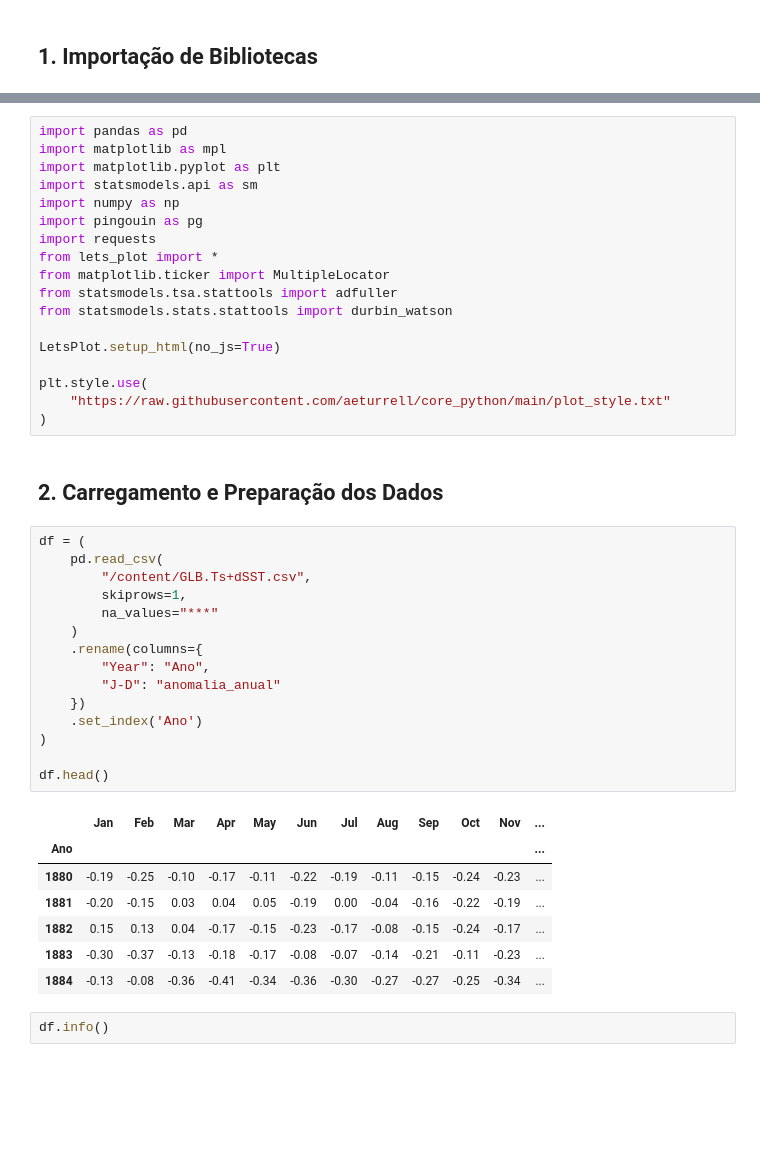
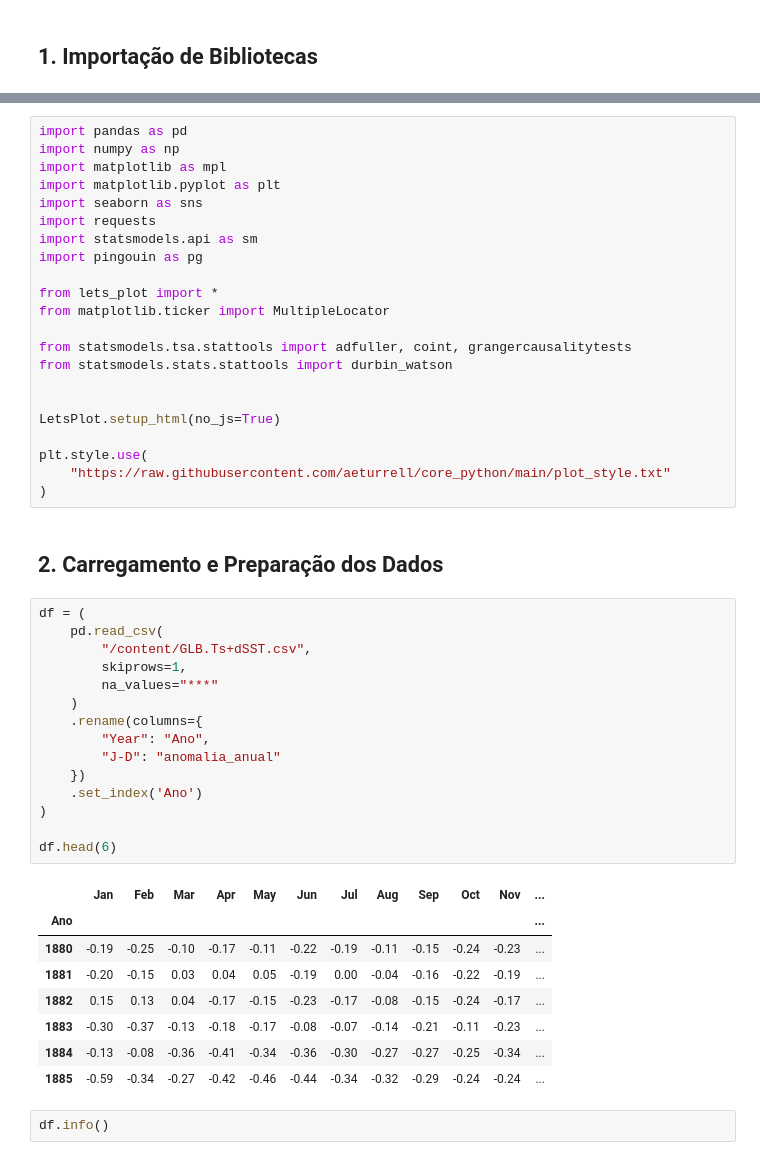
Before and after one commit to Guguinha383/analise-anomalia_temp-co2, a Jupyter notebook: anomalia_temp_global.ipynb, the cells around one changed output, grey strips where cells are left out. Saved outputs shown, nothing was run; the diff lists cells and outputs as text; blank space fills up the shorter version.

```diff
--- a/anomalia_temp_global.ipynb
+++ b/anomalia_temp_global.ipynb
@@ -40,15 +28,19 @@ Requirement already satisfied: pillow in /usr/local/lib/python3.12/dist-packages
 # %%
 import pandas as pd
+import numpy as np
 import matplotlib as mpl
 import matplotlib.pyplot as plt
+import seaborn as sns
+import requests
 import statsmodels.api as sm
-import numpy as np
 import pingouin as pg
-import requests
+
 from lets_plot import *
 from matplotlib.ticker import MultipleLocator
-from statsmodels.tsa.stattools import adfuller
+
+from statsmodels.tsa.stattools import adfuller, coint, grangercausalitytests
 from statsmodels.stats.stattools import durbin_watson
+
 
 LetsPlot.setup_html(no_js=True)
 
@@ -60,26 +52,27 @@ plt.style.use(
 # %%
 df = (
     pd.read_csv(
         "/content/GLB.Ts+dSST.csv",
         skiprows=1,
         na_values="***"
     )
     .rename(columns={
         "Year": "Ano",
         "J-D": "anomalia_anual"
     })
     .set_index('Ano')
 )
 
-df.head()
+df.head(6)
 # %% [output]
 |  | Jan | Feb | Mar | Apr | May | Jun | Jul | Aug | Sep | Oct | Nov | ... |
 | Ano |  |  |  |  |  |  |  |  |  |  |  | ... |
 | 1880 | -0.19 | -0.25 | -0.10 | -0.17 | -0.11 | -0.22 | -0.19 | -0.11 | -0.15 | -0.24 | -0.23 | ... |
 | 1881 | -0.20 | -0.15 | 0.03 | 0.04 | 0.05 | -0.19 | 0.00 | -0.04 | -0.16 | -0.22 | -0.19 | ... |
 | 1882 | 0.15 | 0.13 | 0.04 | -0.17 | -0.15 | -0.23 | -0.17 | -0.08 | -0.15 | -0.24 | -0.17 | ... |
 | 1883 | -0.30 | -0.37 | -0.13 | -0.18 | -0.17 | -0.08 | -0.07 | -0.14 | -0.21 | -0.11 | -0.23 | ... |
 | 1884 | -0.13 | -0.08 | -0.36 | -0.41 | -0.34 | -0.36 | -0.30 | -0.27 | -0.27 | -0.25 | -0.34 | ... |
+| 1885 | -0.59 | -0.34 | -0.27 | -0.42 | -0.46 | -0.44 | -0.34 | -0.32 | -0.29 | -0.24 | -0.24 | ... |
 # %%
 df.info()
 # %% [output]
```
Also changed, not shown: parts of 35 cells of this notebook.
